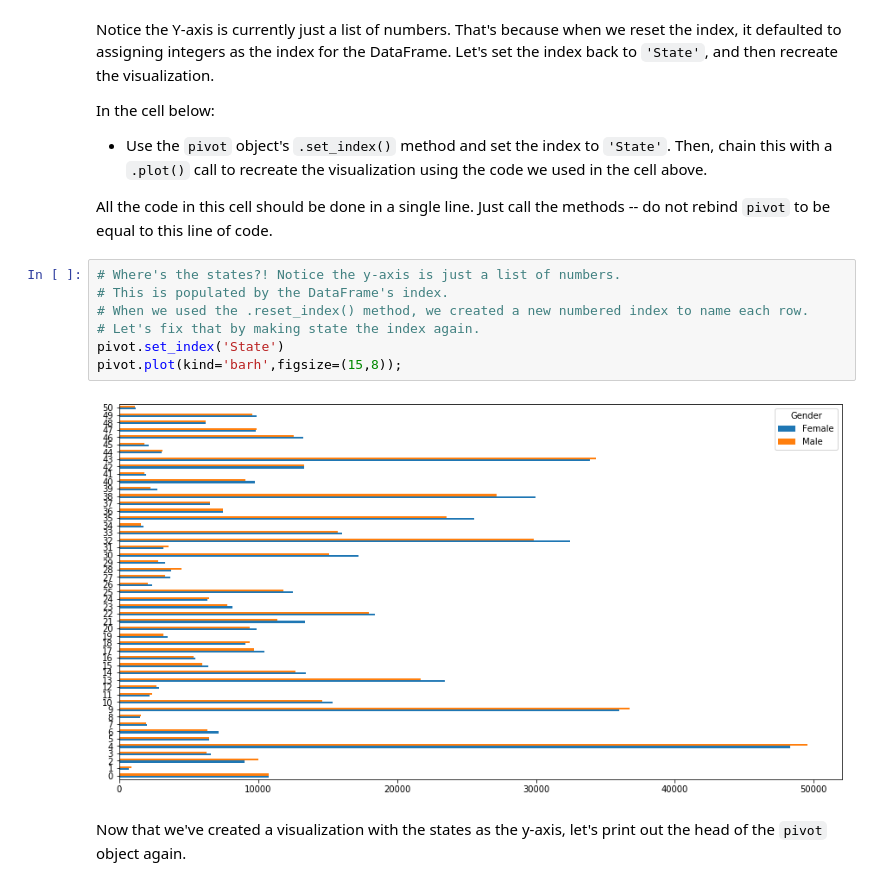
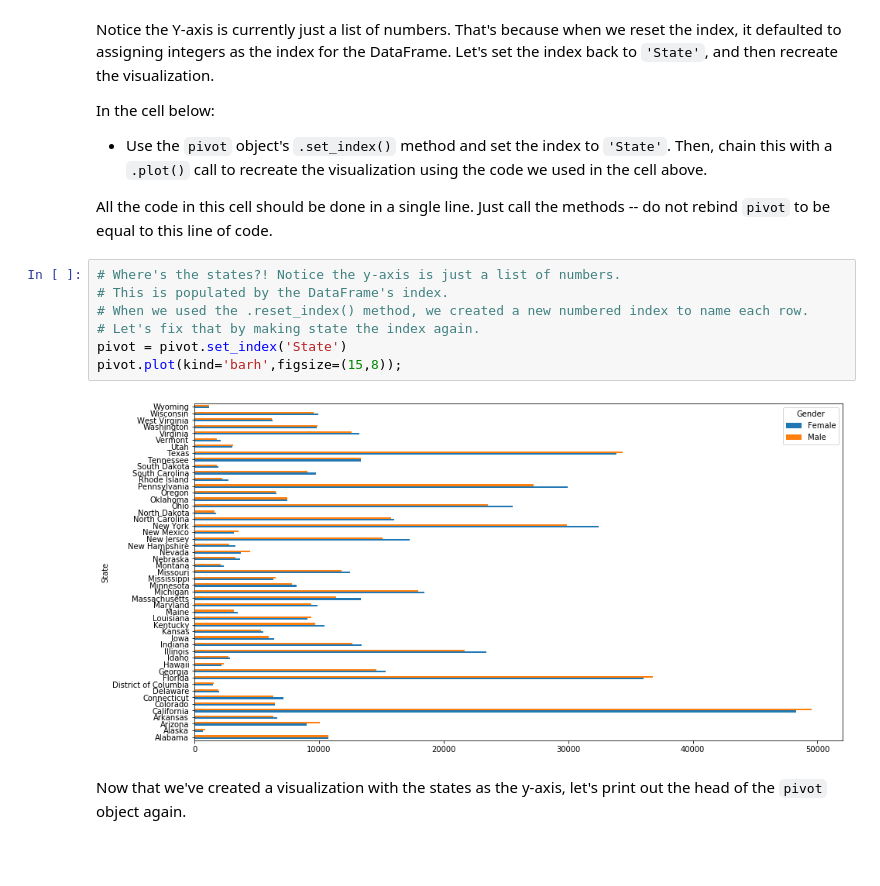
Before and after one commit to OsterMendel/dsc-pivot-tables-pandas-lab-nyc-ds-021720, a Jupyter notebook: index.ipynb, the cells around one changed output. Saved outputs shown, nothing was run; the diff lists cells and outputs as text; blank space fills up the shorter version.

```diff
--- a/index.ipynb
+++ b/index.ipynb
@@ -441,12 +441,12 @@ All the code in this cell should be done in a single line.  Just call the method
 # %%
 # Where's the states?! Notice the y-axis is just a list of numbers.
 # This is populated by the DataFrame's index.
 # When we used the .reset_index() method, we created a new numbered index to name each row.
 # Let's fix that by making state the index again.
-pivot.set_index('State')
+pivot = pivot.set_index('State')
 pivot.plot(kind='barh',figsize=(15,8));
 # %% [output]
-[figure, old version]
+[figure, new version]
 # %% [markdown]
 Now that we've created a visualization with the states as the y-axis, let's print out the head of the `pivot` object again.
 # %%
```
